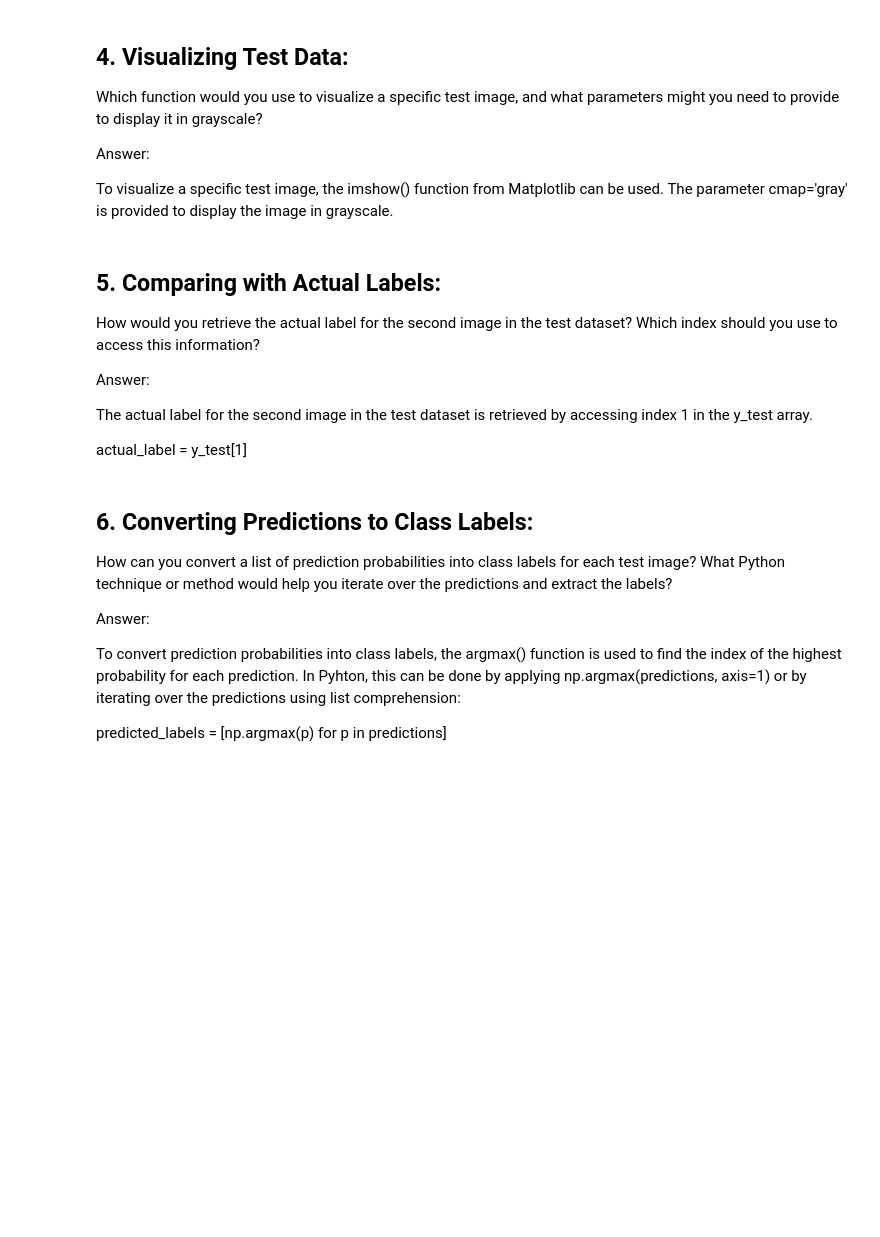
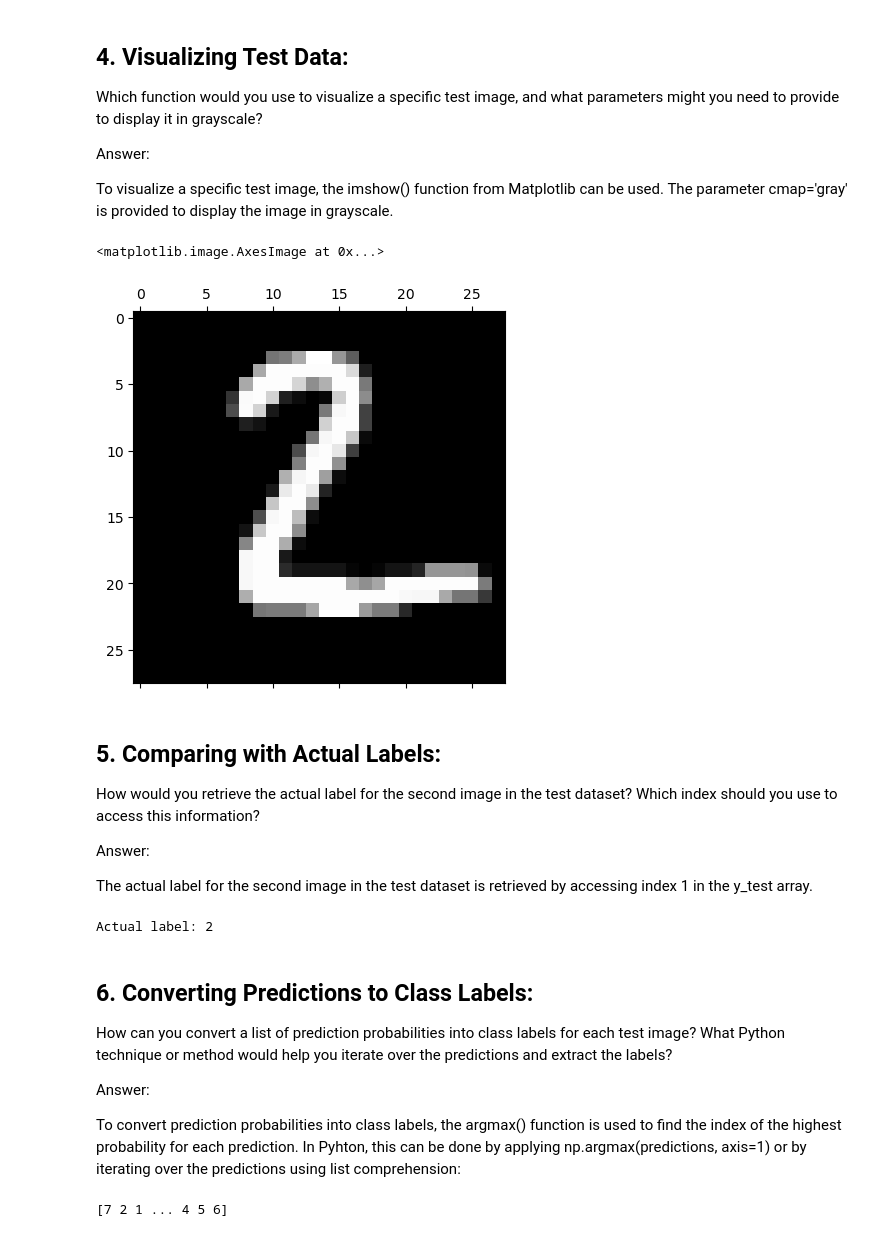
Before and after one commit to FurtiAdi/python-lexicon-course, a Jupyter notebook: L25-26/mnist.ipynb, the cells around one changed output. Drawn from its saved outputs; the diff is of its cells as text; code cells hidden in the pictures; blank space fills up the shorter version.

```diff
--- a/L25-26/mnist.ipynb
+++ b/L25-26/mnist.ipynb
@@ -201,6 +212,11 @@ Which function would you use to visualize a specific test image, and what parame
 Answer:
 
 To visualize a specific test image, the imshow() function from Matplotlib can be used. The parameter cmap='gray' is provided to display the image in grayscale.
+# %%
+plt.matshow(X_test[1], cmap='gray')
+# %% [output]
+<matplotlib.image.AxesImage at 0x...>
+[figure, added]
 # %% [markdown]
 ## 5. Comparing with Actual Labels:
 
@@ -209,8 +225,12 @@ How would you retrieve the actual label for the second image in the test dataset
 Answer:
 
 The actual label for the second image in the test dataset is retrieved by accessing index 1 in the y_test array.
-
-actual_label = y_test[1]
+# %%
+
+actual_label = y_test[1]
+print(f"Actual label: {actual_label}")
+# %% [output]
+Actual label: 2
 # %% [markdown]
 ## 6. Converting Predictions to Class Labels:
 
@@ -219,5 +239,8 @@ How can you convert a list of prediction probabilities into class labels for eac
 Answer:
 
 To convert prediction probabilities into class labels, the argmax() function is used to find the index of the highest probability for each prediction. In Pyhton, this can be done by applying np.argmax(predictions, axis=1) or by iterating over the predictions using list comprehension:
-
-predicted_labels = [np.argmax(p) for p in predictions]
+# %%
+predicted_labels =  np.argmax(predictions, axis=1)
+print(predicted_labels)
+# %% [output]
+[7 2 1 ... 4 5 6]
```
Also changed, not shown: parts of 13 cells of this notebook.
